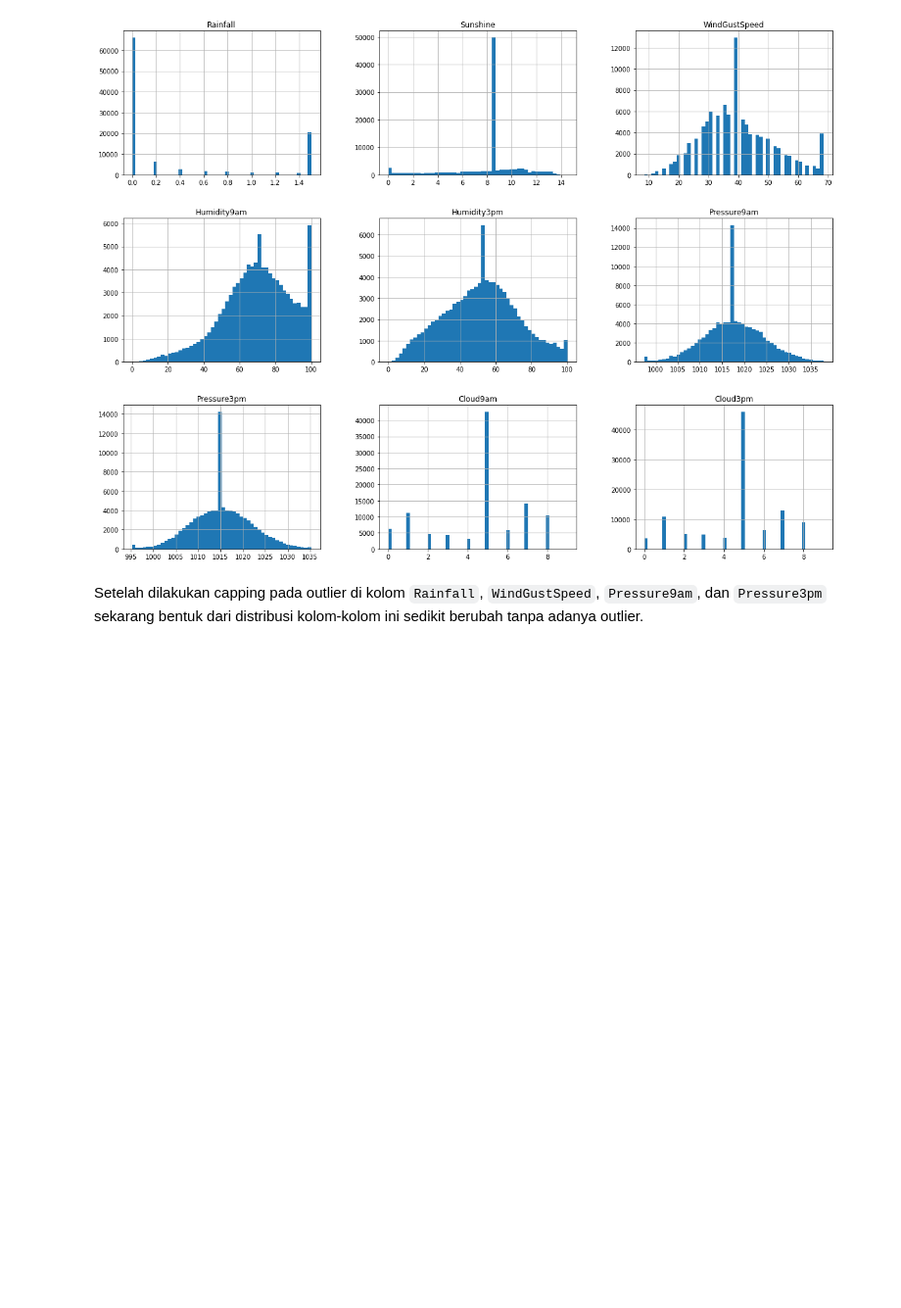
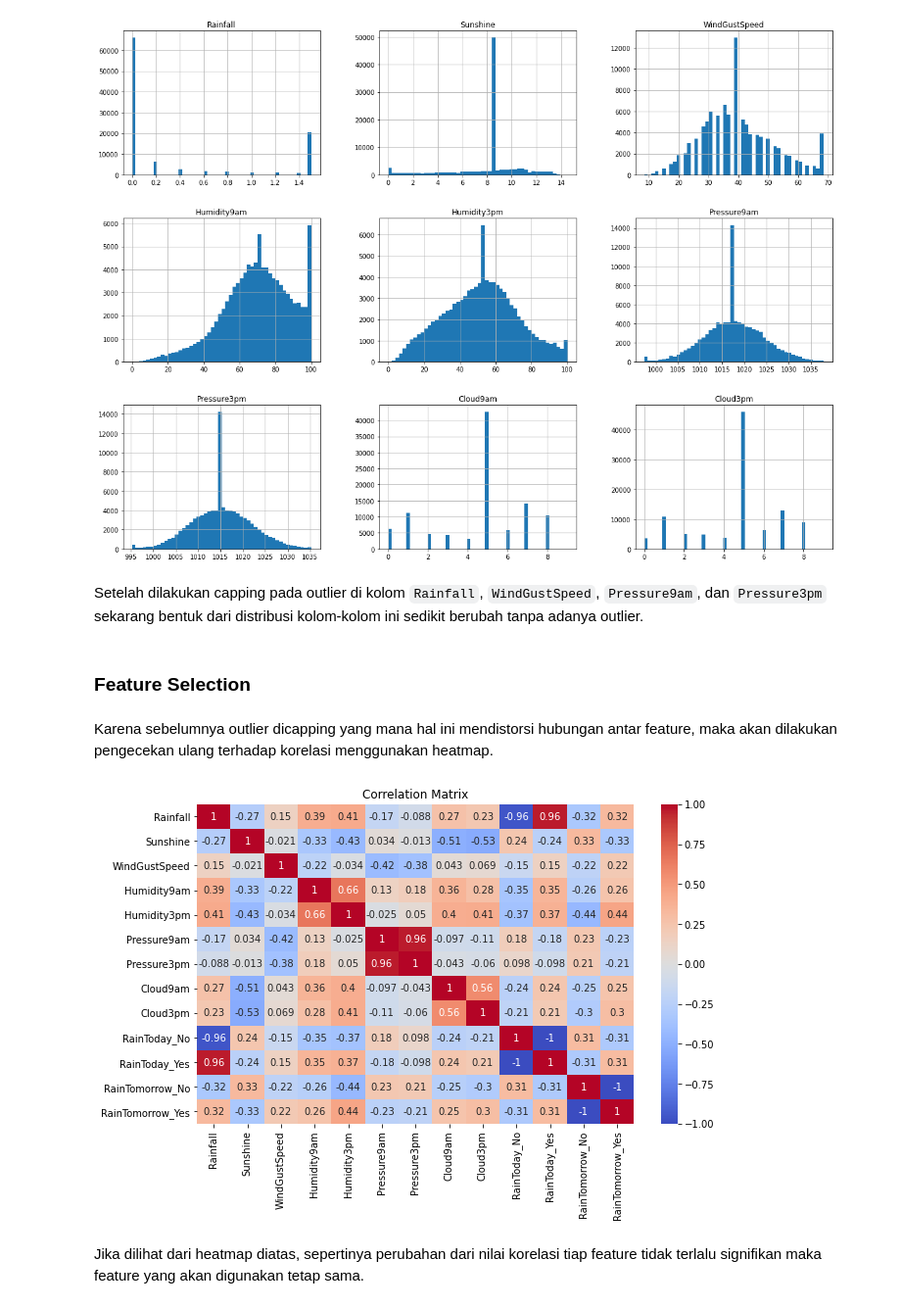
Before and after one commit to Penzragon/h8dsft_P1W1LGSVM, a Jupyter notebook: script.ipynb, the cells around one changed output. Shown at 98% size. Saved outputs shown, nothing was run; the diff lists cells and outputs as text; code cells hidden in the pictures; blank space fills up the shorter version.

Commit message:
Add feature selection section (NO DOC)

```diff
--- a/script.ipynb
+++ b/script.ipynb
@@ -649,3 +653,17 @@ plt.show()
 [figure]
 # %% [markdown]
 Setelah dilakukan capping pada outlier di kolom `Rainfall`, `WindGustSpeed`, `Pressure9am`, dan `Pressure3pm` sekarang bentuk dari distribusi kolom-kolom ini sedikit berubah tanpa adanya outlier.
+# %% [markdown]
+### Feature Selection
+# %% [markdown]
+Karena sebelumnya outlier dicapping yang mana hal ini mendistorsi hubungan antar feature, maka akan dilakukan pengecekan ulang terhadap korelasi menggunakan heatmap.
+# %%
+corr = pd.concat([df_train, pd.get_dummies(df_train[['RainToday', 'RainTomorrow']])], axis=1).corr()
+plt.figure(figsize=(10, 6))
+sns.heatmap(corr, cmap='coolwarm', annot=True)
+plt.title('Correlation Matrix')
+plt.show()
+# %% [output]
+[figure, added]
+# %% [markdown]
+Jika dilihat dari heatmap diatas, sepertinya perubahan dari nilai korelasi tiap feature tidak terlalu signifikan maka feature yang akan digunakan tetap sama.
```
Also changed, not shown: parts of 4 cells of this notebook.
